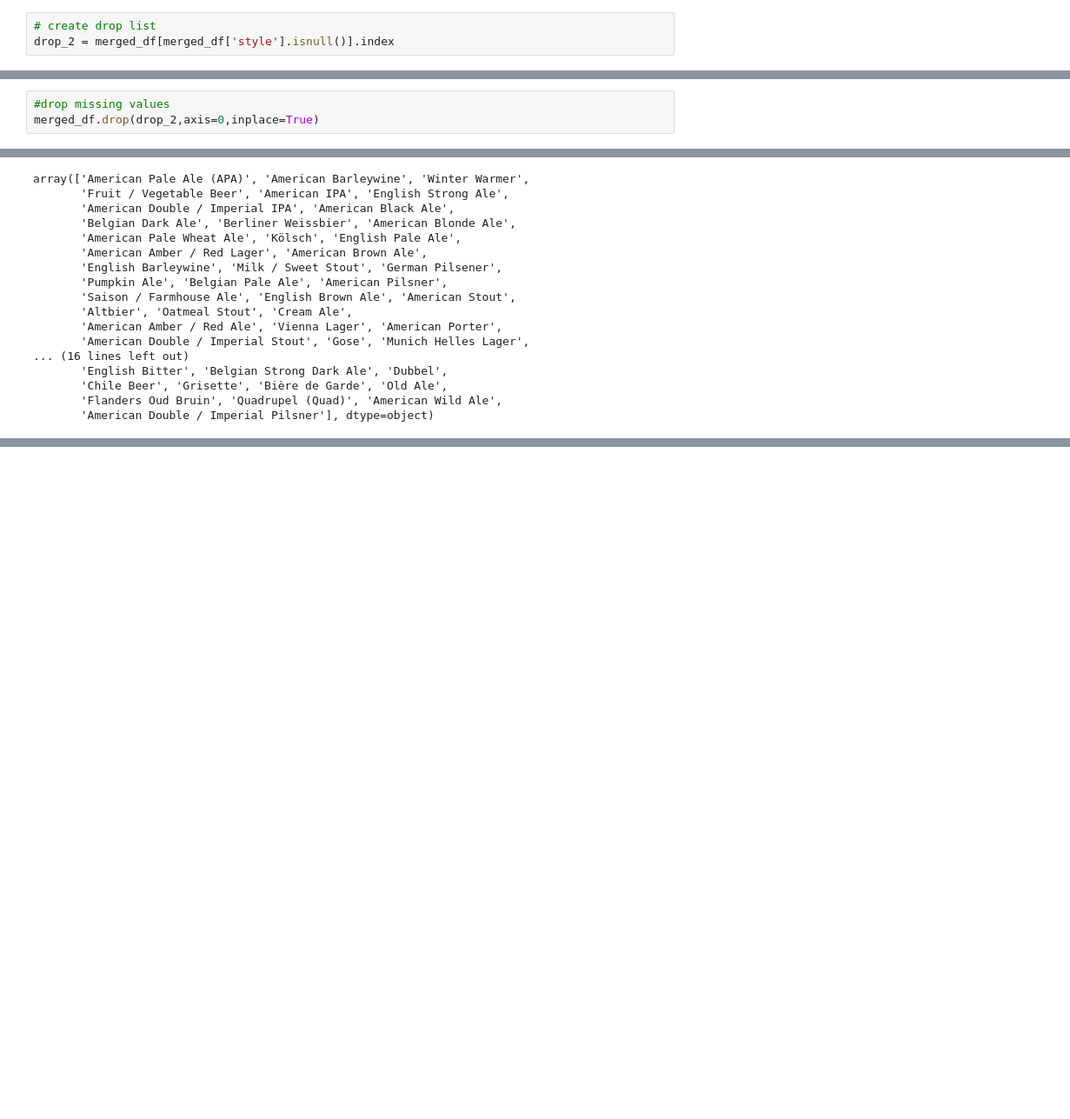
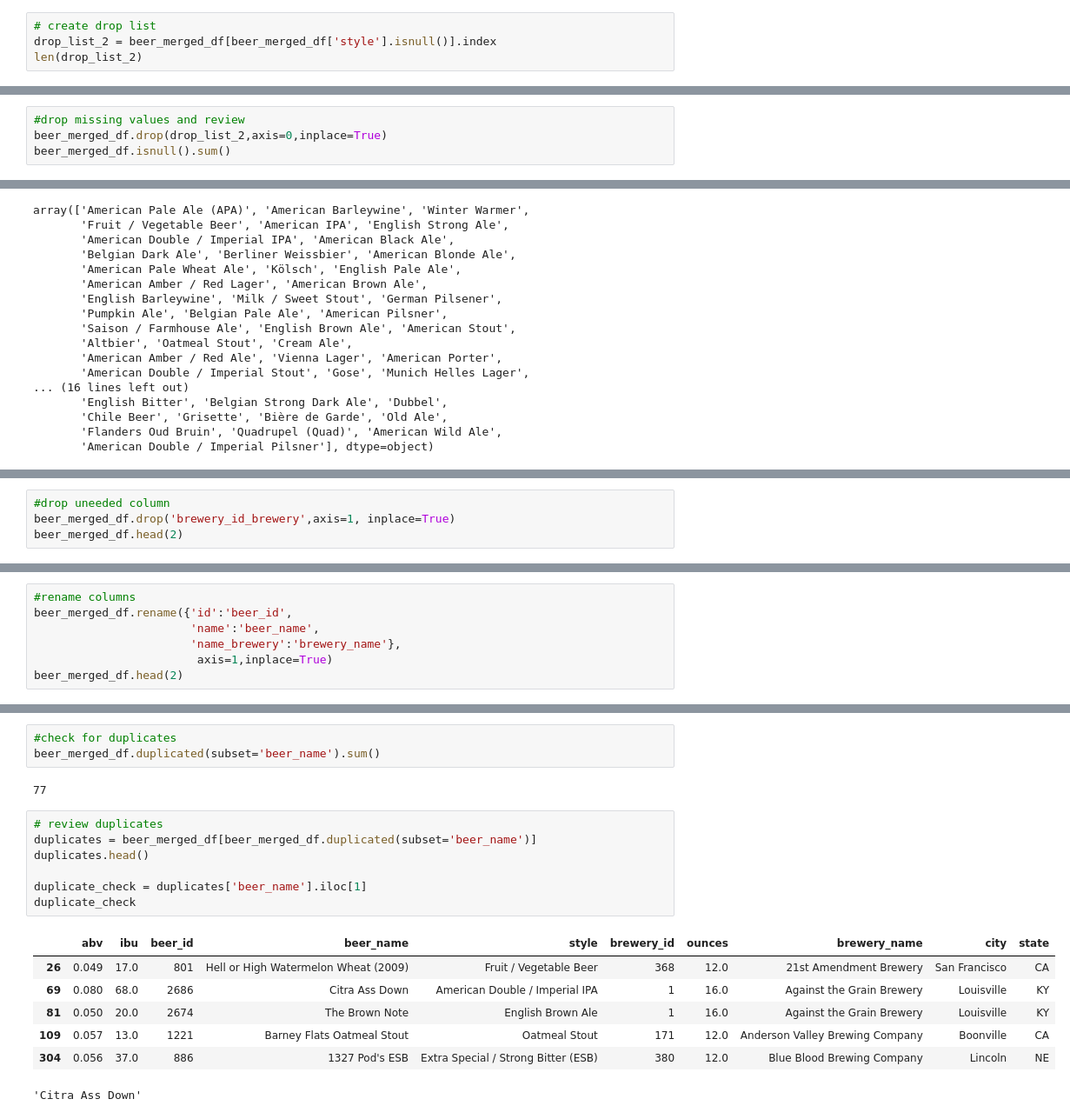
Before and after one commit to niklasax/Beer_Analytics, a Jupyter notebook: data_cleaning/data_cleaning.ipynb, the cells around one changed output, grey strips where cells are left out. Shown at 87% size. Drawn from its saved outputs; the diff is of its cells as text; blank space fills up the shorter version.

```diff
--- a/data_cleaning/data_cleaning.ipynb
+++ b/data_cleaning/data_cleaning.ipynb
@@ -91,3 +114,4 @@ dtype: int64
 # %%
 # create drop list
-drop_2 = merged_df[merged_df['style'].isnull()].index
+drop_list_2 = beer_merged_df[beer_merged_df['style'].isnull()].index
+len(drop_list_2)
@@ -94,3 +120,4 @@ drop_2 = merged_df[merged_df['style'].isnull()].index
 # %%
-#drop missing values
-merged_df.drop(drop_2,axis=0,inplace=True)
+#drop missing values and review
+beer_merged_df.drop(drop_list_2,axis=0,inplace=True)
+beer_merged_df.isnull().sum()
@@ -166,0 +193,4 @@ merged_df.head()
+# %%
+#drop uneeded column
+beer_merged_df.drop('brewery_id_brewery',axis=1, inplace=True)
+beer_merged_df.head(2)
@@ -166,0 +201,7 @@ merged_df.head()
+# %%
+#rename columns
+beer_merged_df.rename({'id':'beer_id',
+                       'name':'beer_name',
+                       'name_brewery':'brewery_name'},
+                        axis=1,inplace=True)
+beer_merged_df.head(2)
@@ -166,0 +233,20 @@ merged_df.head()
+# %%
+#check for duplicates
+beer_merged_df.duplicated(subset='beer_name').sum()
+# %% [output]
+77
+# %%
+# review duplicates
+duplicates = beer_merged_df[beer_merged_df.duplicated(subset='beer_name')]
+duplicates.head()
+
+duplicate_check = duplicates['beer_name'].iloc[1]
+duplicate_check
+# %% [output]
+|  | abv | ibu | beer_id | beer_name | style | brewery_id | ounces | brewery_name | city | state |
+| 26 | 0.049 | 17.0 | 801 | Hell or High Watermelon Wheat (2009) | Fruit / Vegetable Beer | 368 | 12.0 | 21st Amendment Brewery | San Francisco | CA |
+| 69 | 0.080 | 68.0 | 2686 | Citra Ass Down | American Double / Imperial IPA | 1 | 16.0 | Against the Grain Brewery | Louisville | KY |
+| 81 | 0.050 | 20.0 | 2674 | The Brown Note | English Brown Ale | 1 | 16.0 | Against the Grain Brewery | Louisville | KY |
+| 109 | 0.057 | 13.0 | 1221 | Barney Flats Oatmeal Stout | Oatmeal Stout | 171 | 12.0 | Anderson Valley Brewing Company | Boonville | CA |
+| 304 | 0.056 | 37.0 | 886 | 1327 Pod's ESB | Extra Special / Strong Bitter (ESB) | 380 | 12.0 | Blue Blood Brewing Company | Lincoln | NE |
+'Citra Ass Down'
```
Also changed, not shown: parts of 24 cells of this notebook, 1 other file.
